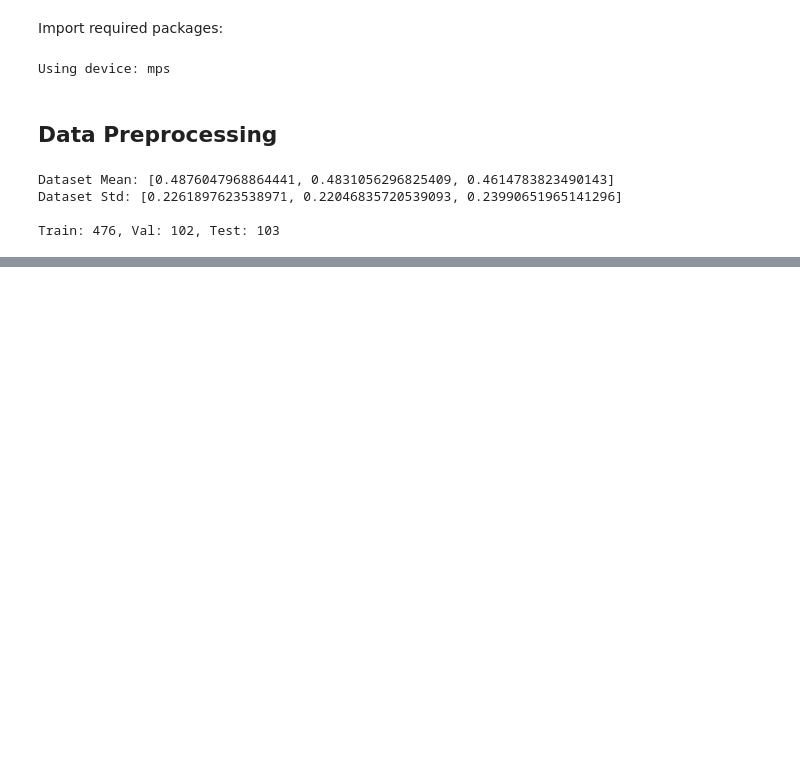
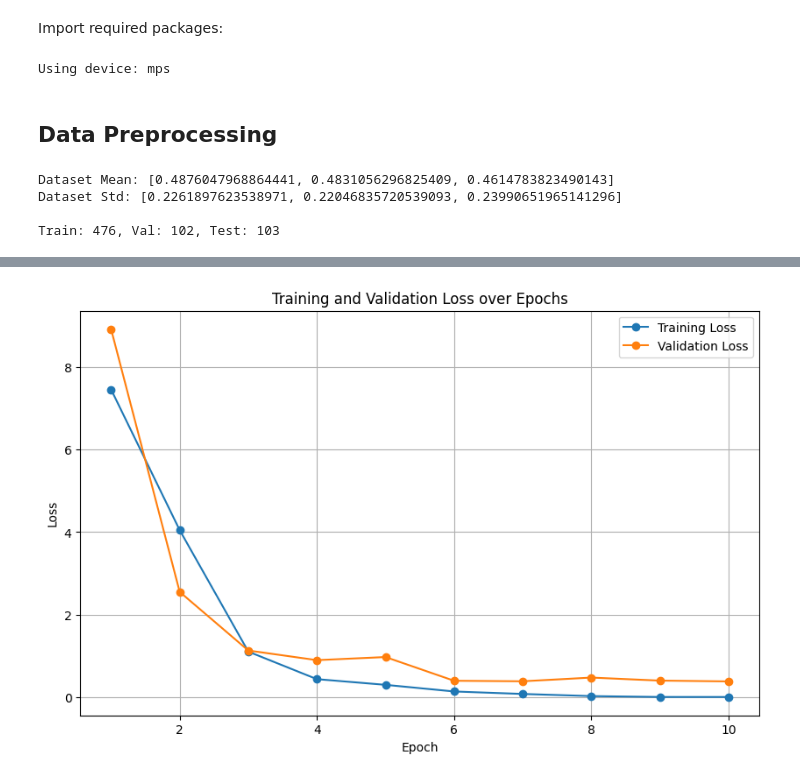
Before and after one commit to adarshm11/RoadGuard, a Jupyter notebook: cnn.ipynb, the cells around one changed output, grey strips where cells are left out. Cells and saved outputs as stored; diff of their text form; code cells hidden in the pictures; blank space fills up the shorter version.

```diff
--- a/cnn.ipynb
+++ b/cnn.ipynb
@@ -35,7 +36,7 @@ temp_transform = transforms.Compose([
 ])
 
 temp_dataset = datasets.ImageFolder('./data', transform=temp_transform)
-temp_loader = DataLoader(temp_dataset, batch_size=64, shuffle=False, num_workers=4)
+temp_loader = DataLoader(temp_dataset, batch_size=64, shuffle=False, num_workers=0)
 # %%
 def calculate_mean(loader):
     channel_sum = torch.zeros(3)
@@ -99,9 +100,9 @@ train_dataset, val_dataset, test_dataset = torch.utils.data.random_split(
 )
 
 # Create dataloaders
-train_loader = DataLoader(train_dataset, batch_size=32, shuffle=True, num_workers=4)
-val_loader = DataLoader(val_dataset, batch_size=32, shuffle=False, num_workers=4)
-test_loader = DataLoader(test_dataset, batch_size=32, shuffle=False, num_workers=4)
+train_loader = DataLoader(train_dataset, batch_size=32, shuffle=True, num_workers=0)
+val_loader = DataLoader(val_dataset, batch_size=32, shuffle=False, num_workers=0)
+test_loader = DataLoader(test_dataset, batch_size=32, shuffle=False, num_workers=0)
 
 print(f"\nTrain: {len(train_dataset)}, Val: {len(val_dataset)}, Test: {len(test_dataset)}")
 # %% [output]
@@ -111,0 +115,26 @@ Train: 476, Val: 102, Test: 103
+# %%
+class CNN(nn.Module):
+    def __init__(self):
+        super(CNN, self).__init__()
+        # One convolutional layer
+        self.conv1 = nn.Conv2d(in_channels=3, out_channels=16, kernel_size=3, padding=1)
+        self.pool = nn.MaxPool2d(kernel_size=2, stride=2)
+        self.relu = nn.ReLU()
+
+        # One fully connected layer
+        # After conv and pool: 224 -> 112, so 112*112*16 input features
+        self.fc1 = nn.Linear(112 * 112 * 16, 2)  # 2 classes: normal/pothole
+
+    def forward(self, x):
+        # Convolutional layer with ReLU and pooling
+        x = self.conv1(x)
+        x = self.relu(x)
+        x = self.pool(x)
+
+        # Flatten for fully connected layer
+        x = x.view(x.size(0), -1)
+
+        # Fully connected layer
+        x = self.fc1(x)
+
+        return x
@@ -111,0 +242,13 @@ Train: 476, Val: 102, Test: 103
+# %%
+# Plot training and validation losses
+plt.figure(figsize=(10, 6))
+plt.plot(range(1, NUM_EPOCHS + 1), train_losses, label='Training Loss', marker='o')
+plt.plot(range(1, NUM_EPOCHS + 1), val_losses, label='Validation Loss', marker='o')
+plt.xlabel('Epoch')
+plt.ylabel('Loss')
+plt.title('Training and Validation Loss over Epochs')
+plt.legend()
+plt.grid(True)
+plt.show()
+# %% [output]
+[figure, added]
```
Also changed, not shown: parts of 6 cells of this notebook, 1 other file.
